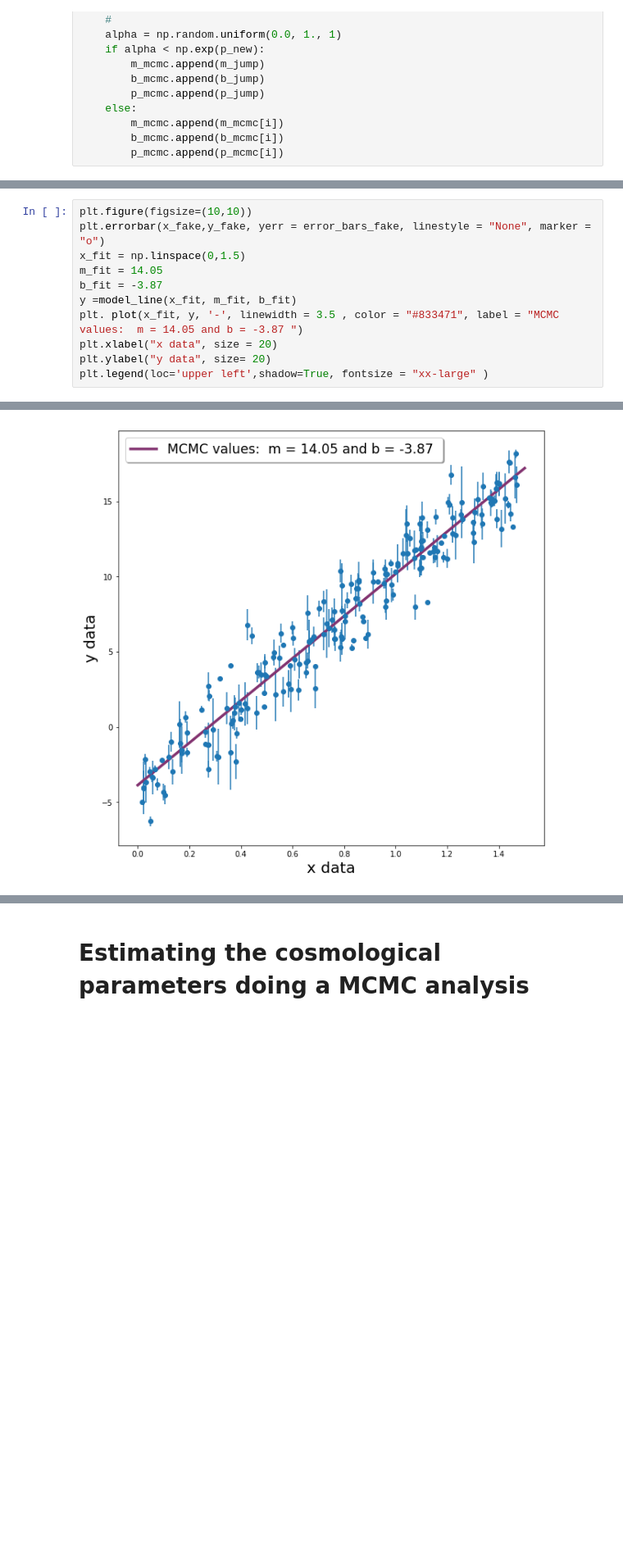
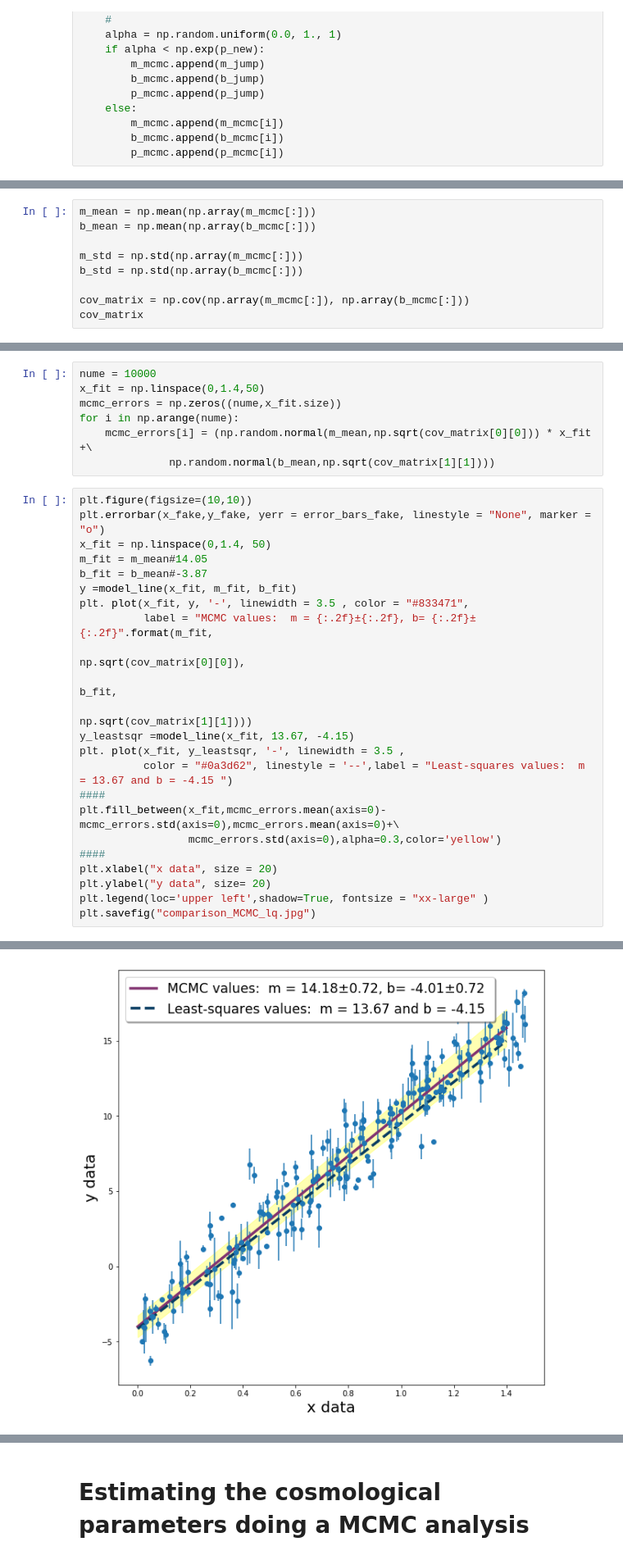
Before and after one commit to teresitasu/MCMC_IGM, a Jupyter notebook: MCMC_supernova.ipynb, the cells around one changed output, grey strips where cells are left out. Shown at 82% size. Cells and saved outputs as stored; diff of their text form; blank space fills up the shorter version.

Commit message:
uncertainties to fit
how to add uncertainties to the mcmc fit

```diff
--- a/MCMC_supernova.ipynb
+++ b/MCMC_supernova.ipynb
@@ -99,0 +100,9 @@ Text(0,0.5,'b')
+# %%
+m_mean = np.mean(np.array(m_mcmc[:]))
+b_mean = np.mean(np.array(b_mcmc[:]))
+
+m_std = np.std(np.array(m_mcmc[:]))
+b_std = np.std(np.array(b_mcmc[:]))
+
+cov_matrix = np.cov(np.array(m_mcmc[:]), np.array(b_mcmc[:]))
+cov_matrix
@@ -100,12 +120,31 @@ Text(0,0.5,'b')
+# %%
+nume = 10000
+x_fit = np.linspace(0,1.4,50)
+mcmc_errors = np.zeros((nume,x_fit.size))
+for i in np.arange(nume):
+    mcmc_errors[i] = (np.random.normal(m_mean,np.sqrt(cov_matrix[0][0])) * x_fit +\
+              np.random.normal(b_mean,np.sqrt(cov_matrix[1][1])))
 # %%
 plt.figure(figsize=(10,10))
 plt.errorbar(x_fake,y_fake, yerr = error_bars_fake, linestyle = "None", marker = "o")
-x_fit = np.linspace(0,1.5)
-m_fit = 14.05
-b_fit = -3.87
+x_fit = np.linspace(0,1.4, 50)
+m_fit = m_mean#14.05
+b_fit = b_mean#-3.87
 y =model_line(x_fit, m_fit, b_fit)
-plt. plot(x_fit, y, '-', linewidth = 3.5 , color = "#833471", label = "MCMC values:  m = 14.05 and b = -3.87 ")
+plt. plot(x_fit, y, '-', linewidth = 3.5 , color = "#833471",
+          label = "MCMC values:  m = {:.2f}±{:.2f}, b= {:.2f}±{:.2f}".format(m_fit,
+                                                                           np.sqrt(cov_matrix[0][0]),
+                                                                            b_fit,
+                                                                            np.sqrt(cov_matrix[1][1])))
+y_leastsqr =model_line(x_fit, 13.67, -4.15)
+plt. plot(x_fit, y_leastsqr, '-', linewidth = 3.5 ,
+          color = "#0a3d62", linestyle = '--',label = "Least-squares values:  m = 13.67 and b = -4.15 ")
+####
+plt.fill_between(x_fit,mcmc_errors.mean(axis=0)-mcmc_errors.std(axis=0),mcmc_errors.mean(axis=0)+\
+                 mcmc_errors.std(axis=0),alpha=0.3,color='yellow')
+####
 plt.xlabel("x data", size = 20)
 plt.ylabel("y data", size= 20)
 plt.legend(loc='upper left',shadow=True, fontsize = "xx-large" )
+plt.savefig("comparison_MCMC_lq.jpg")
 # %% [output]
@@ -113 +151 @@ plt.legend(loc='upper left',shadow=True, fontsize = "xx-large" )
-[figure, old version]
+[figure, new version]
```
Also changed, not shown: parts of 13 cells of this notebook.
